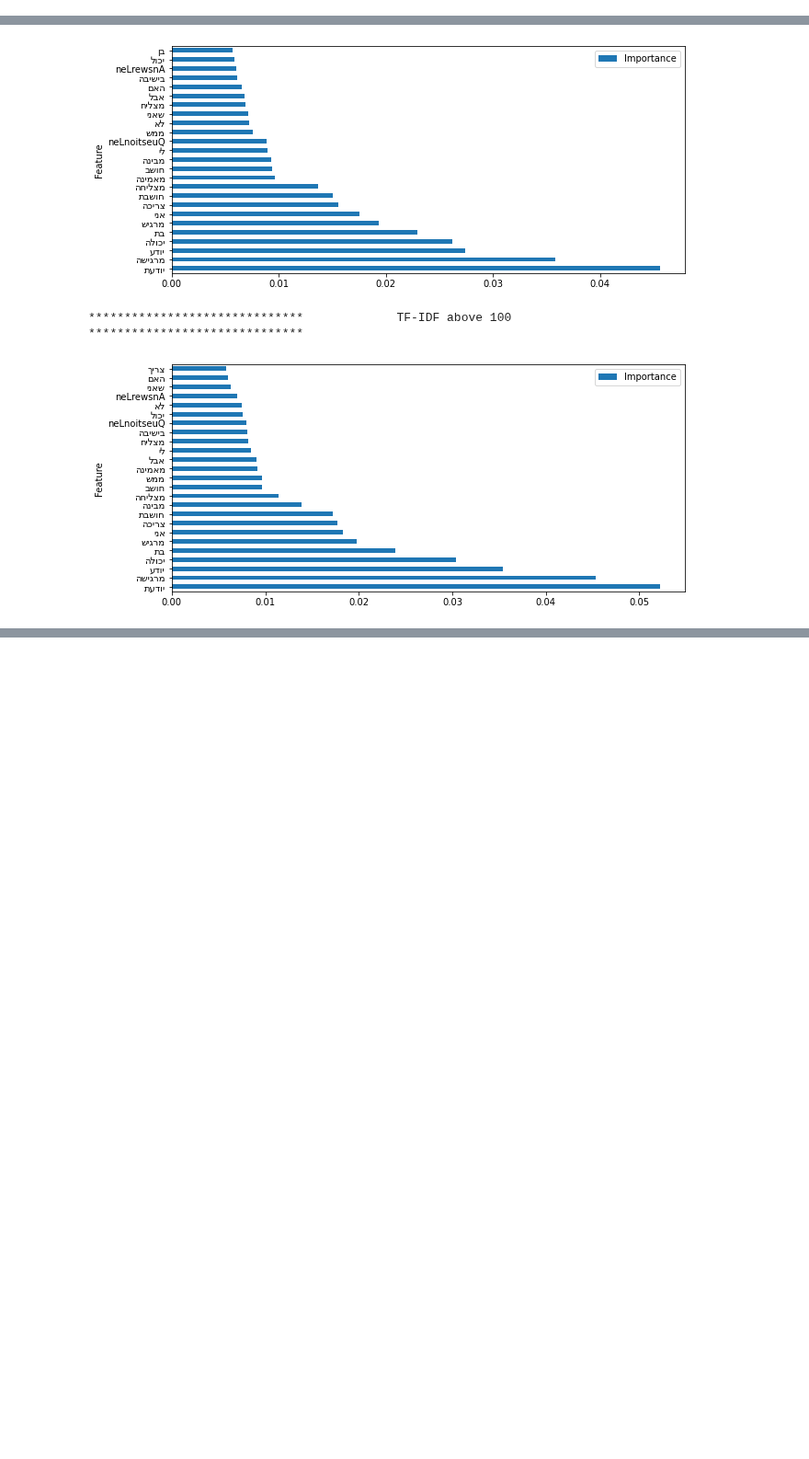
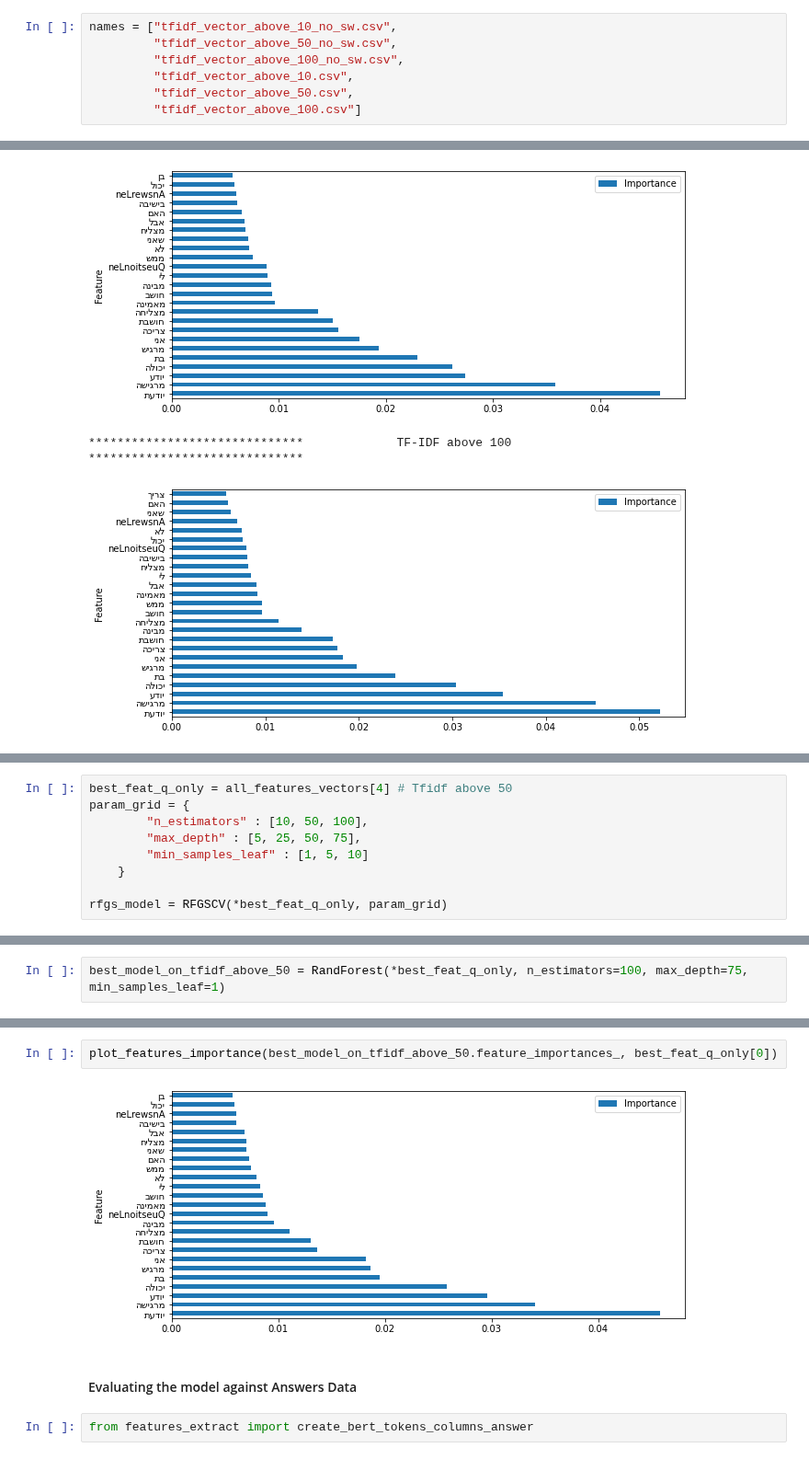
Before and after one commit to elroi19977/Heberw_Text_Gender_Classification, a Jupyter notebook: project.ipynb, the cells around one changed output, grey strips where cells are left out. Shown at 92% size. Drawn from its saved outputs; the diff is of its cells as text; blank space fills up the shorter version.

Commit message:
Adding Answers Gender and model evaluation On It

```diff
--- a/project.ipynb
+++ b/project.ipynb
@@ -150,6 +142,13 @@ feat_above_100 = "tfidf_vector_above_100_no_sw.csv"
 feat_above_10_sw = "tfidf_vector_above_10.csv"
 feat_above_50_sw = "tfidf_vector_above_50.csv"
 feat_above_100_sw = "tfidf_vector_above_100.csv"
+# %%
+names = ["tfidf_vector_above_10_no_sw.csv",
+         "tfidf_vector_above_50_no_sw.csv",
+         "tfidf_vector_above_100_no_sw.csv",
+         "tfidf_vector_above_10.csv",
+         "tfidf_vector_above_50.csv",
+         "tfidf_vector_above_100.csv"]
 # %%
 def read_features_file(path):
     df = pd.read_csv(path)
@@ -296,0 +298,9 @@ for i in range(len(all_features_strings)):
+# %%
+best_feat_q_only = all_features_vectors[4] # Tfidf above 50
+param_grid = {
+        "n_estimators" : [10, 50, 100],
+        "max_depth" : [5, 25, 50, 75],
+        "min_samples_leaf" : [1, 5, 10]
+    }
+
+rfgs_model = RFGSCV(*best_feat_q_only, param_grid)
@@ -296,0 +312,2 @@ for i in range(len(all_features_strings)):
+# %%
+best_model_on_tfidf_above_50 = RandForest(*best_feat_q_only, n_estimators=100, max_depth=75, min_samples_leaf=1)
@@ -296,0 +329,8 @@ for i in range(len(all_features_strings)):
+# %%
+plot_features_importance(best_model_on_tfidf_above_50.feature_importances_, best_feat_q_only[0])
+# %% [output]
+[figure, added]
+# %% [markdown]
+#### Evaluating the model against Answers Data
+# %%
+from features_extract import create_bert_tokens_columns_answer
```
Also changed, not shown: parts of 32 cells of this notebook, 3 other files.
